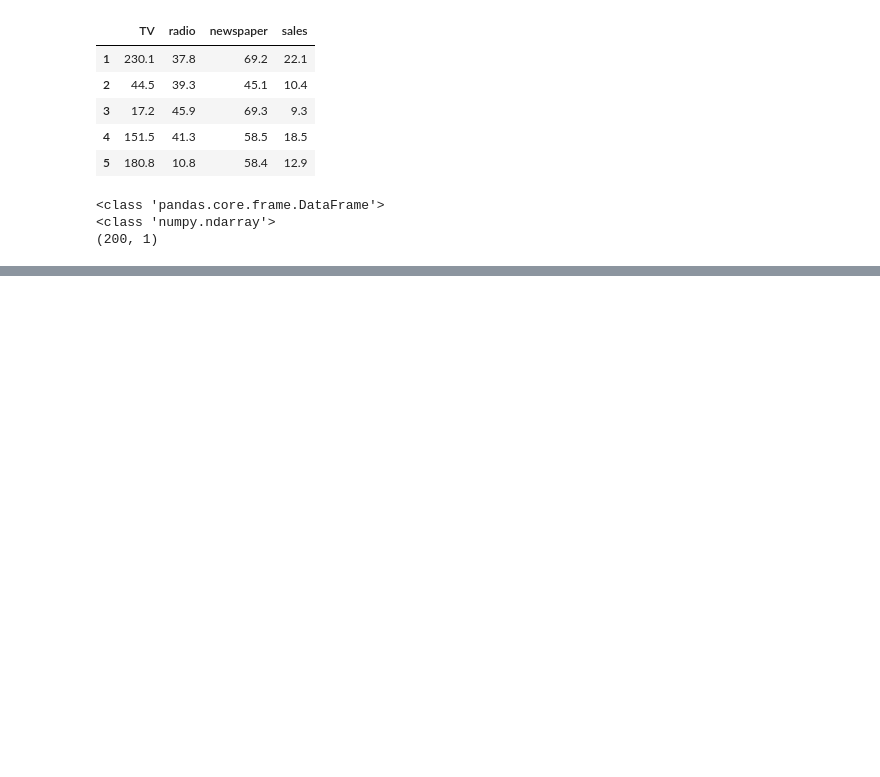
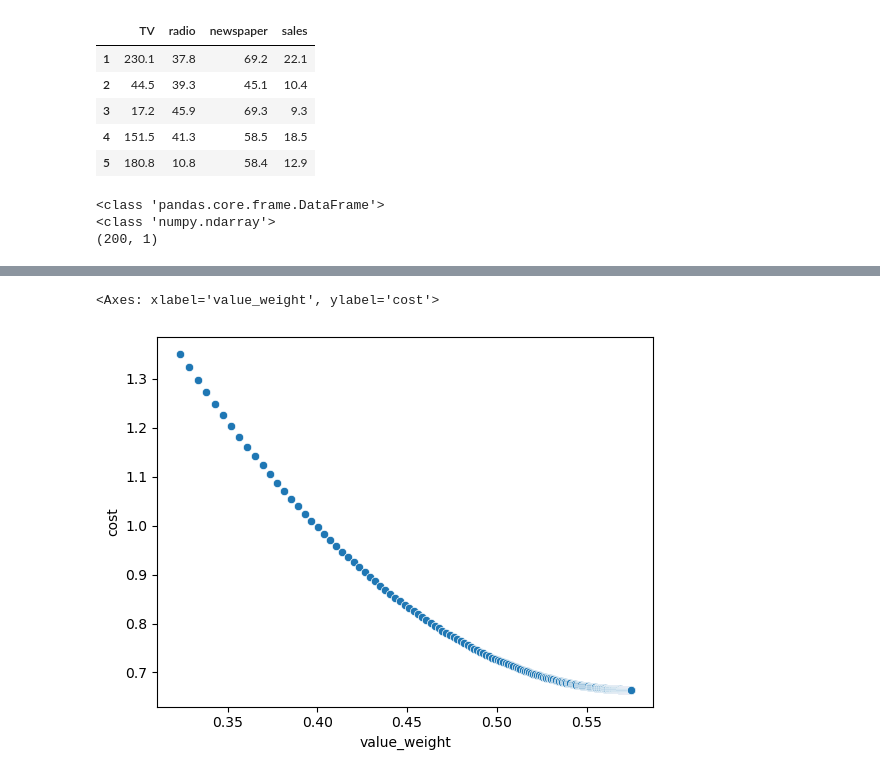
Before and after one commit to saintsaintsan/MMDT_2025_MLAI101, a Jupyter notebook: wut_yee_phyo/Lab1_grad_des.ipynb, the cells around one changed output, grey strips where cells are left out. Cells and saved outputs as stored; diff of their text form; code cells hidden in the pictures; blank space fills up the shorter version.

```diff
--- a/wut_yee_phyo/Lab1_grad_des.ipynb
+++ b/wut_yee_phyo/Lab1_grad_des.ipynb
@@ -99,5 +99,8 @@ print(gd_iterations_df.tail())
 # %%
-#sns.scatterplot(data=gd_iterations_df, x="value_weight", y="cost")
+sns.scatterplot(data=gd_iterations_df, x="value_weight", y="cost")
+# %% [output]
+<Axes: xlabel='value_weight', ylabel='cost'>
+[figure, added]
 # %%
 idx = gd_iterations_df['cost'].argmin()
 best_parameters = gd_iterations_df.loc[idx, ['value_b', 'value_weight']]
```
Also changed, not shown: parts of 5 cells of this notebook.
